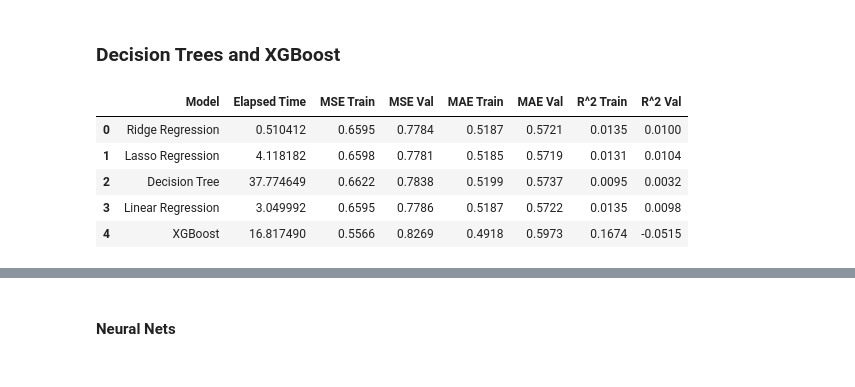
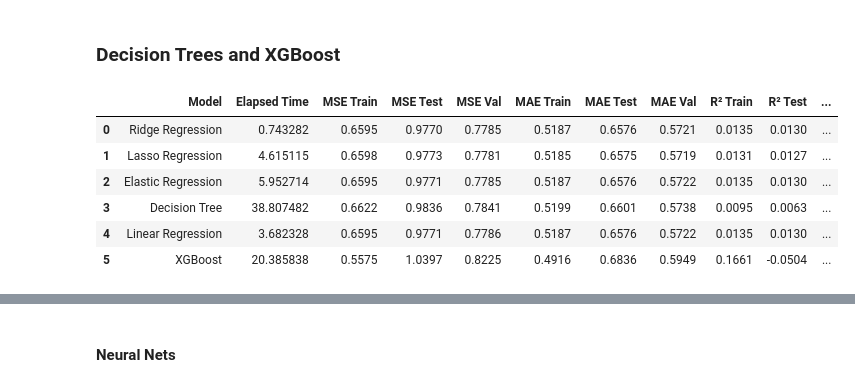
Before and after one commit to nkenny160/ecen-520-final-project, a Jupyter notebook: Jane_Street_Merge.ipynb, the cells around one changed output, grey strips where cells are left out. Saved outputs shown, nothing was run; the diff lists cells and outputs as text; code cells hidden in the pictures.

```diff
--- a/Jane_Street_Merge.ipynb
+++ b/Jane_Street_Merge.ipynb
@@ -602,6 +596,0 @@ Minimum MSE = 0.9770646691322327 at alpha = 4291.934260128778
-# %%
-min_mse_index = ridge_mse.index(min(ridge_mse))
-print(min_mse_index)
-print(ridge_mse[46])
-print(f'Minimum MSE = {ridge_mse[min_mse_index]} at alpha = {alpha_counter[min_mse_index]}')
-ra = alpha_counter[min_mse_index]
@@ -703,7 +688,7 @@ from sklearn.metrics import mean_squared_error, mean_absolute_error, r2_score, e
 regressors = {
     "Ridge Regression" : Ridge(alpha= ra, random_state=42),
     "Lasso Regression" : Lasso(alpha = la, random_state=42),
-    # "Elastic Regression" : ElasticNet(alpha=optimal_alpha, l1_ratio=optimal_l1_ratio, random_state=42),
+    "Elastic Regression" : ElasticNet(alpha=optimal_alpha, l1_ratio=optimal_l1_ratio, random_state=42),
     "Decision Tree": DecisionTreeRegressor(max_depth=5, random_state=42),
     "Linear Regression": LinearRegression(),
     "XGBoost": xgb.XGBRegressor(tree_method="hist")
@@ -711,84 +696,98 @@ regressors = {
 
 
 
-# Metrics for regression
+# Performance metrics for regression
 metrics = {
     "Mean Squared Error": mean_squared_error,
     "Mean Absolute Error": mean_absolute_error,
     "R^2 Score": r2_score,
-    # "Explained Variance": explained_variance_score
 }
 # %%
 import time
-
 
 results_train = {}
 results_val = {}
 
 models = list(regressors.keys())
 elap_time = []
+
+
 mse_train = []
+mse_test = []
 mse_val = []
 
 mae_train = []
+mae_test = []
 mae_val = []
 
 r2_train = []
+r2_test = []
 r2_val = []
-# evar_train = []
-# evar_val = []
+
 
 
 for model in regressors:
     start_time = time.time()
 
     regressors[model].fit(train_x, train_y)
 
     end_time = time.time()
     elapsed_time = end_time - start_time
     elap_time.append(elapsed_time)
 
-    pred_y = regressors[model].predict(train_x)
-
+    pred_y_train = regressors[model].predict(train_x)
+    pred_y_test = regressors[model].predict(test_x)
     pred_y_val = regressors[model].predict(val_x)
 
     train_list = []
     val_list = []
     for metric in metrics:
-        score = metrics[metric](train_y, pred_y)
-        score = round(score, 4)
+        score_train = metrics[metric](train_y, pred_y_train)
+        score_train = round(score_train, 4)
 
-        score2 = metrics[metric](val_y, pred_y_val)
-        score2 = round(score2, 4)
+        score_test = metrics[metric](test_y, pred_y_test)
+        score_test = round(score_test, 4)
+
+        score_val = metrics[metric](val_y, pred_y_val)
+        score_val = round(score_val, 4)
 
         if metric == "Mean Squared Error":
-            mse_train.append(score)
-            mse_val.append(score2)
+            mse_train.append(score_train)
+            mse_test.append(score_test)
+            mse_val.append(score_val)
 
         elif metric == "Mean Absolute Error":
-            mae_train.append(score)
-            mae_val.append(score2)
+            mae_train.append(score_train)
+            mae_val.append(score_val)
+            mae_test.append(score_test)
 
         elif metric == "R^2 Score":
-            r2_train.append(score)
-            r2_val.append(score2)
+            r2_train.append(score_train)
+            r2_val.append(score_val)
+            r2_test.append(score_test)
 
 
 
-regression_results = pd.DataFrame({'Model': models,
-                                   'Elapsed Time':elap_time,
-                                   'MSE Train': mse_train,
-                                   'MSE Val': mse_val,
-                                   'MAE Train':mae_train,
-                                   'MAE Val': mae_val,
-                                   'R^2 Train':r2_train,
-                                   'R^2 Val': r2_val})
+regression_results = pd.DataFrame({
+    'Model': models,
+    'Elapsed Time': elap_time,
+    'MSE Train': mse_train,
+    'MSE Test': mse_test,
+    'MSE Val': mse_val,
+    'MAE Train': mae_train,
+    'MAE Test': mae_test,
+    'MAE Val': mae_val,
+    'R² Train': r2_train,
+    'R² Test': r2_test,
+    'R² Val': r2_val
+})
 
 regression_results
 # %% [output]
-|  | Model | Elapsed Time | MSE Train | MSE Val | MAE Train | MAE Val | R^2 Train | R^2 Val |
-| 0 | Ridge Regression | 0.510412 | 0.6595 | 0.7784 | 0.5187 | 0.5721 | 0.0135 | 0.0100 |
-| 1 | Lasso Regression | 4.118182 | 0.6598 | 0.7781 | 0.5185 | 0.5719 | 0.0131 | 0.0104 |
-| 2 | Decision Tree | 37.774649 | 0.6622 | 0.7838 | 0.5199 | 0.5737 | 0.0095 | 0.0032 |
-| 3 | Linear Regression | 3.049992 | 0.6595 | 0.7786 | 0.5187 | 0.5722 | 0.0135 | 0.0098 |
-| 4 | XGBoost | 16.817490 | 0.5566 | 0.8269 | 0.4918 | 0.5973 | 0.1674 | -0.0515 |
+|  | Model | Elapsed Time | MSE Train | MSE Test | MSE Val | MAE Train | MAE Test | MAE Val | R² Train | R² Test | ... |
+| 0 | Ridge Regression | 0.743282 | 0.6595 | 0.9770 | 0.7785 | 0.5187 | 0.6576 | 0.5721 | 0.0135 | 0.0130 | ... |
+| 1 | Lasso Regression | 4.615115 | 0.6598 | 0.9773 | 0.7781 | 0.5185 | 0.6575 | 0.5719 | 0.0131 | 0.0127 | ... |
+| 2 | Elastic Regression | 5.952714 | 0.6595 | 0.9771 | 0.7785 | 0.5187 | 0.6576 | 0.5722 | 0.0135 | 0.0130 | ... |
+| 3 | Decision Tree | 38.807482 | 0.6622 | 0.9836 | 0.7841 | 0.5199 | 0.6601 | 0.5738 | 0.0095 | 0.0063 | ... |
+| 4 | Linear Regression | 3.682328 | 0.6595 | 0.9771 | 0.7786 | 0.5187 | 0.6576 | 0.5722 | 0.0135 | 0.0130 | ... |
+| 5 | XGBoost | 20.385838 | 0.5575 | 1.0397 | 0.8225 | 0.4916 | 0.6836 | 0.5949 | 0.1661 | -0.0504 | ... |
```
Also changed, not shown: parts of 15 cells of this notebook.
